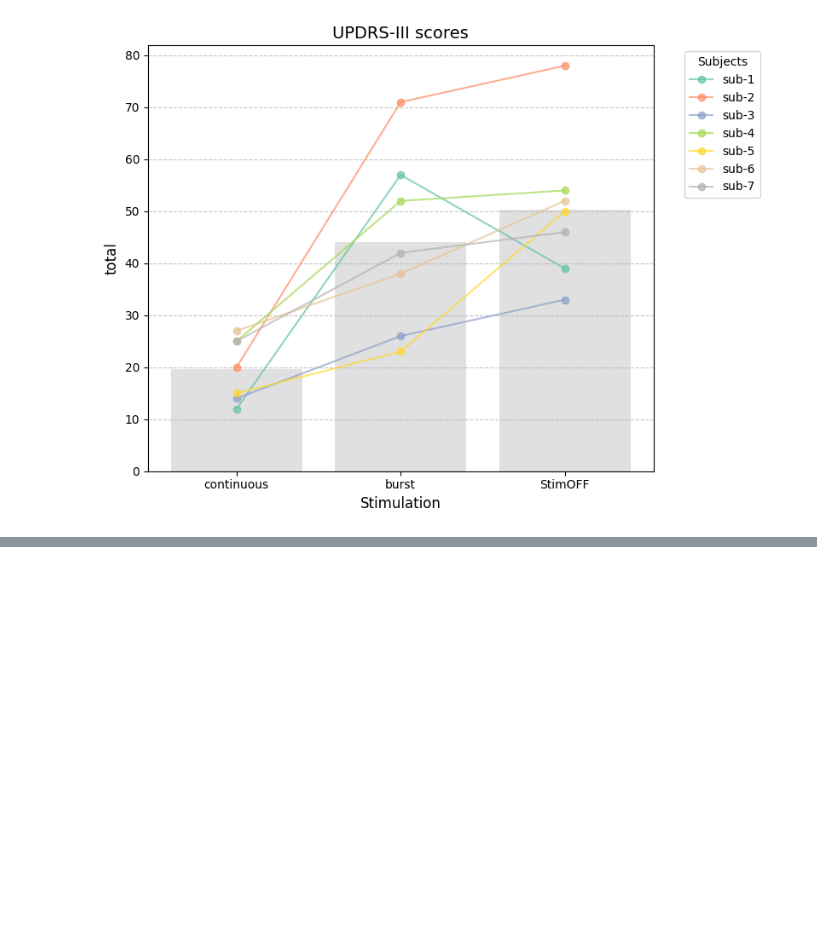
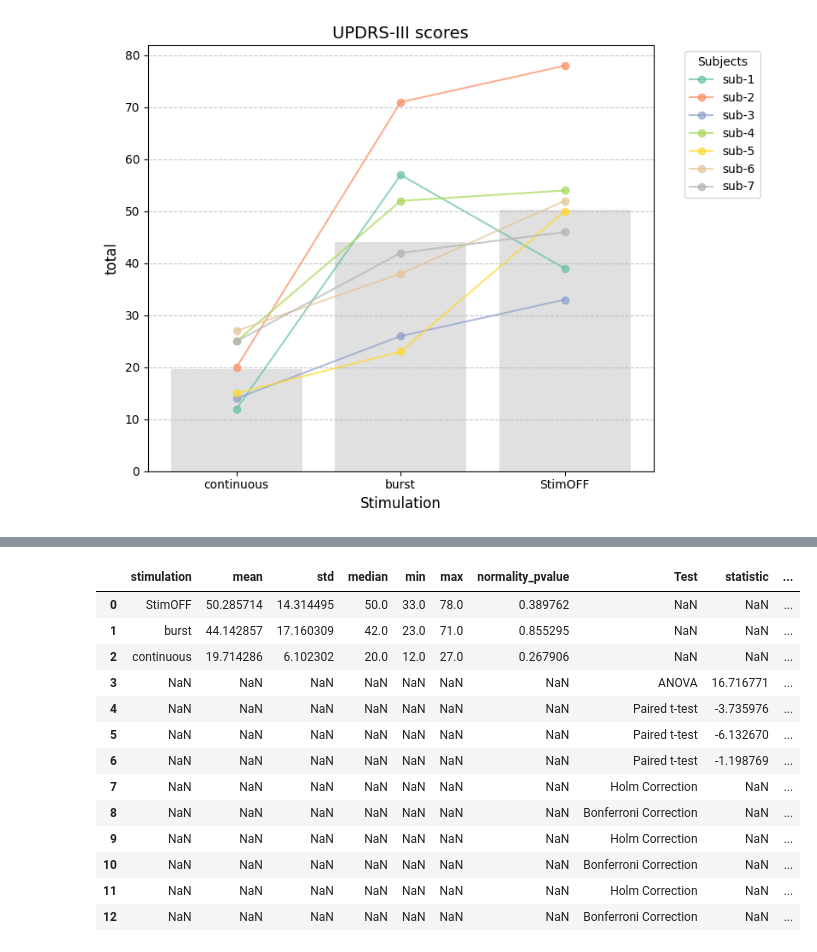
Before and after one commit to JKBehnke/patterned_DBS, a Jupyter notebook: notebooks/burst_dbs_group_analysis.ipynb, the cells around one changed output, grey strips where cells are left out. Cells and saved outputs as stored; diff of their text form; code cells hidden in the pictures; blank space fills up the shorter version.

```diff
--- a/notebooks/burst_dbs_updrs.ipynb
+++ b/notebooks/burst_dbs_group_analysis.ipynb
@@ -322,0 +403,2 @@ The `ci` parameter is deprecated. Use `errorbar=None` for the same effect.
+# %%
+result = updrs_analysis.perform_paired_analysis(subscore="tremor")
@@ -322,0 +423,17 @@ The `ci` parameter is deprecated. Use `errorbar=None` for the same effect.
+# %%
+result[0] # total
+# %% [output]
+|  | stimulation | mean | std | median | min | max | normality_pvalue | Test | statistic | ... |
+| 0 | StimOFF | 50.285714 | 14.314495 | 50.0 | 33.0 | 78.0 | 0.389762 | NaN | NaN | ... |
+| 1 | burst | 44.142857 | 17.160309 | 42.0 | 23.0 | 71.0 | 0.855295 | NaN | NaN | ... |
+| 2 | continuous | 19.714286 | 6.102302 | 20.0 | 12.0 | 27.0 | 0.267906 | NaN | NaN | ... |
+| 3 | NaN | NaN | NaN | NaN | NaN | NaN | NaN | ANOVA | 16.716771 | ... |
+| 4 | NaN | NaN | NaN | NaN | NaN | NaN | NaN | Paired t-test | -3.735976 | ... |
+| 5 | NaN | NaN | NaN | NaN | NaN | NaN | NaN | Paired t-test | -6.132670 | ... |
+| 6 | NaN | NaN | NaN | NaN | NaN | NaN | NaN | Paired t-test | -1.198769 | ... |
+| 7 | NaN | NaN | NaN | NaN | NaN | NaN | NaN | Holm Correction | NaN | ... |
+| 8 | NaN | NaN | NaN | NaN | NaN | NaN | NaN | Bonferroni Correction | NaN | ... |
+| 9 | NaN | NaN | NaN | NaN | NaN | NaN | NaN | Holm Correction | NaN | ... |
+| 10 | NaN | NaN | NaN | NaN | NaN | NaN | NaN | Bonferroni Correction | NaN | ... |
+| 11 | NaN | NaN | NaN | NaN | NaN | NaN | NaN | Holm Correction | NaN | ... |
+| 12 | NaN | NaN | NaN | NaN | NaN | NaN | NaN | Bonferroni Correction | NaN | ... |
```
Also changed, not shown: parts of 26 cells of this notebook, 2 other files.
